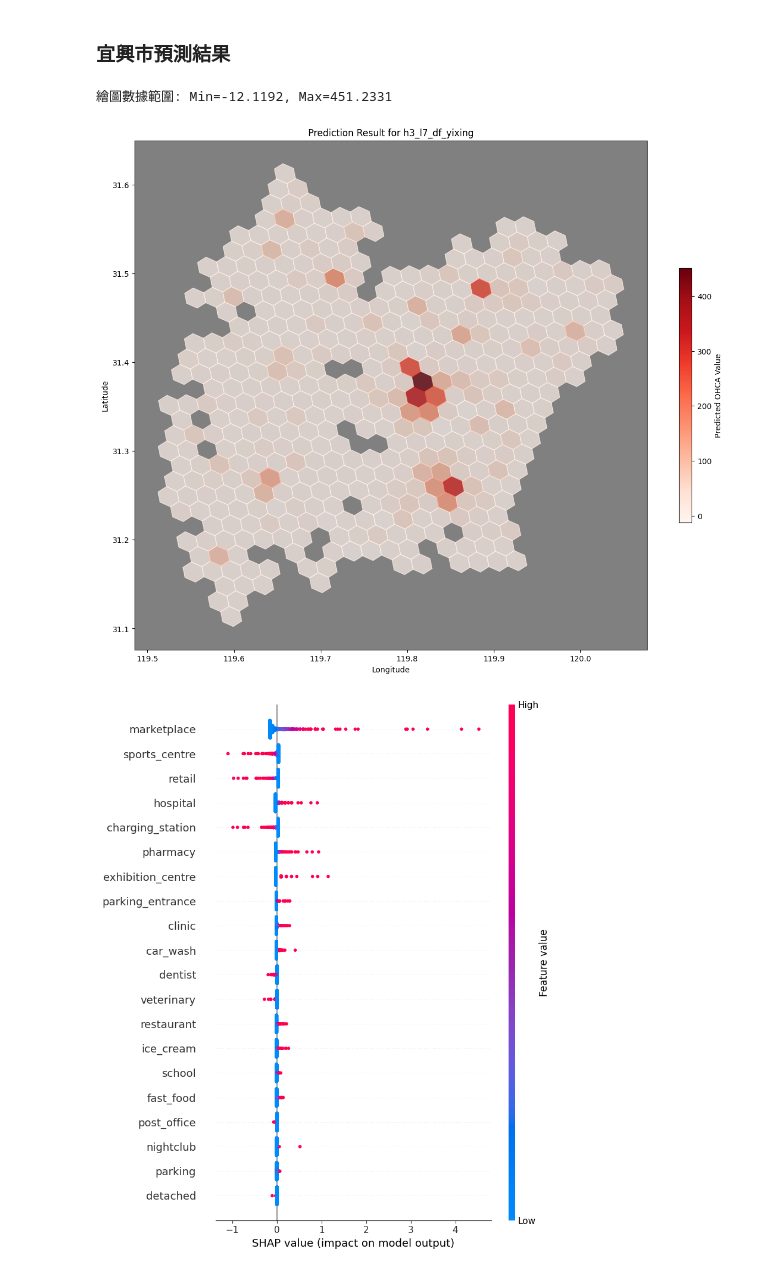
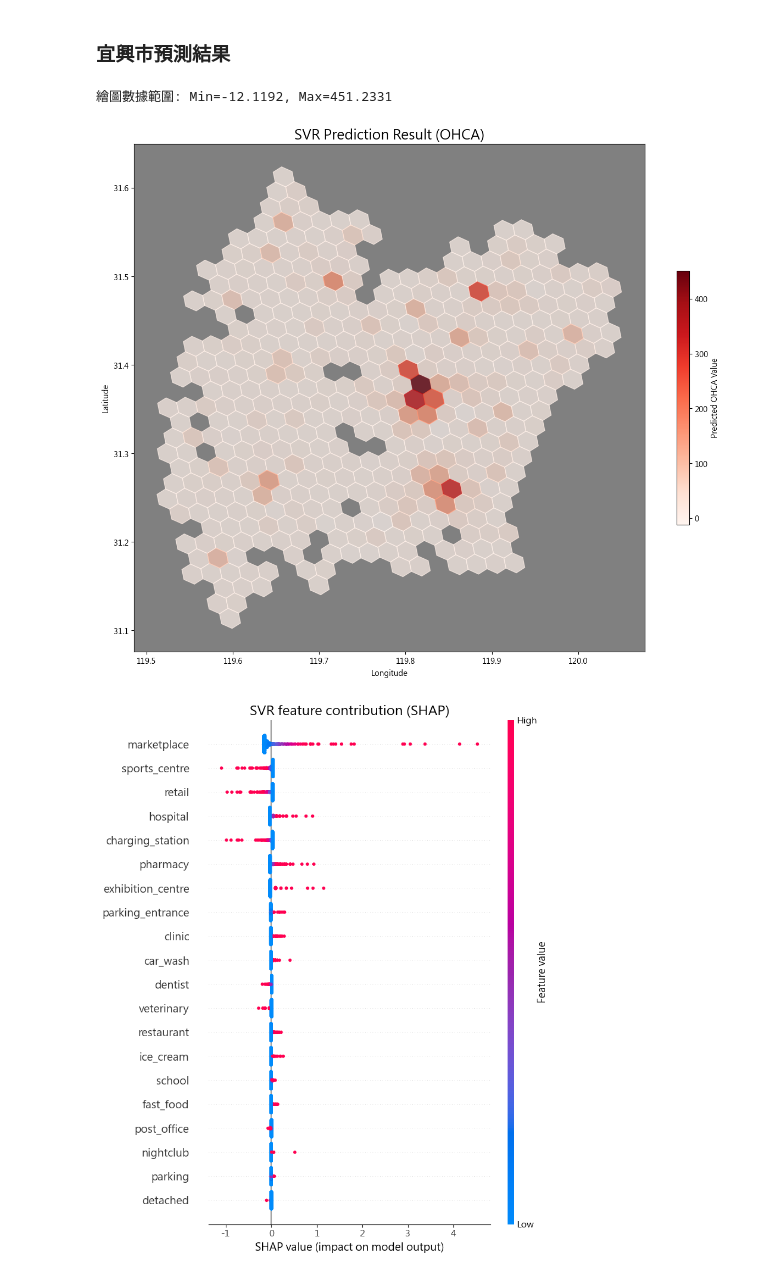
Before and after one commit to giraffeiscute/Yi-xing-city-OHCA-loctaion-prediction, a Jupyter notebook: SVR_yixing.ipynb, the cells around one changed output. Cells and saved outputs as stored; diff of their text form; code cells hidden in the pictures.

```diff
--- a/SVR_yixing.ipynb
+++ b/SVR_yixing.ipynb
@@ -208,7 +208,7 @@ cbar.set_label('Predicted OHCA Value') # 設定 Colorbar 標籤
 # Step 5: 設定地圖細節
 ax.set_xlabel('Longitude')
 ax.set_ylabel('Latitude')
-ax.set_title('Prediction Result for h3_l7_df_yixing') # 設定標題
+ax.set_title('SVR Prediction Result (OHCA)' , fontsize=18) # 設定標題
 ax.set_facecolor('grey') # 設定背景色，讓紅色更明顯
 
 # 自動調整顯示範圍以適應所有多邊形
@@ -221,17 +221,38 @@ plt.show()
 # fig.savefig('Prediction_Result_yixing.png', dpi=300)
 # %% [output]
 繪圖數據範圍: Min=-12.1192, Max=451.2331
-[figure, old version]
+[figure, new version]
 # %%
 import shap
-# 使用 SHAP 解釋模型
+import matplotlib.pyplot as plt
+
+# --- 設定中文字型 (確保標籤顯示正常) ---
+plt.rcParams['font.sans-serif'] = ['Microsoft JhengHei']
+plt.rcParams['axes.unicode_minus'] = False
+
+# 使用 SHAP 解釋模型 (LinearExplainer 適用於 SVR)
 explainer = shap.LinearExplainer(svr, X_yixing_input)
 
 # 計算 SHAP 值
-# shap_values_train = explainer.shap_values(X_train_reguli)
 shap_values_test = explainer.shap_values(X_yixing_input)
 
 feature_names = X_yixing.columns
-shap.summary_plot(shap_values_test, X_yixing_input,feature_names, max_display=20)
+
+# --- 建立圖表並加入標題 ---
+plt.figure(figsize=(10, 8)) # 可以視需求調整圖表大小
+
+# 1. show=False: 暫停顯示，讓我們可以加標題
+shap.summary_plot(shap_values_test,
+                  X_yixing_input,
+                  feature_names=feature_names,
+                  max_display=20,
+                  show=False)
+
+# 2. 加入標題 (依據您的變數名稱，我將標題改為 SVR)
+plt.title("SVR feature contribution (SHAP)", fontsize=16)
+
+# 3. 顯示圖表
+plt.tight_layout()
+plt.show()
 # %% [output]
-[figure, old version]
+[figure, new version]
```
Also changed, not shown: 4 other files.
